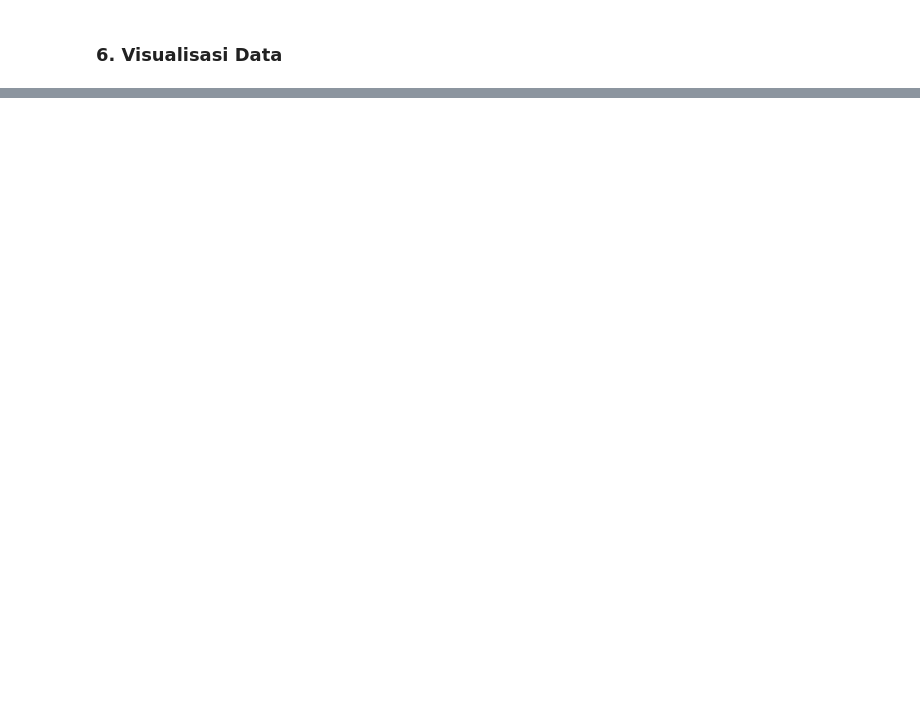
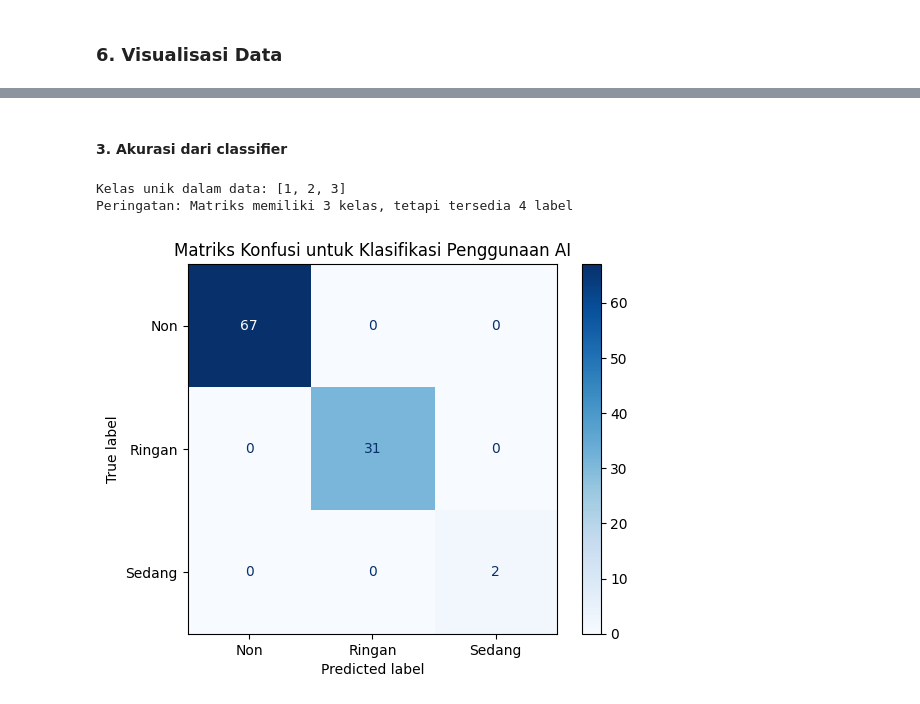
Before and after one commit to Faturar/data-mining-project-ai-developer-productivity-impact, a Jupyter notebook: main.ipynb, the cells around one changed output, grey strips where cells are left out. Drawn from its saved outputs; the diff is of its cells as text; code cells hidden in the pictures; blank space fills up the shorter version.

```diff
--- a/main.ipynb
+++ b/main.ipynb
@@ -608,0 +321,23 @@ Correlation (AI Usage vs. Bugs): 0.11, p-value: 0.012
+# %% [markdown]
+#### 3. Akurasi dari classifier
+# %%
+cm = confusion_matrix(y_test_group, y_pred_group)
+
+unique_classes = sorted(set(y_test_group) | set(y_pred_group))
+print(f"Kelas unik dalam data: {unique_classes}")
+
+class_names = ['Non', 'Ringan', 'Sedang', 'Berat']  # Translated labels
+
+if cm.shape[0] != len(class_names):
+    print(f"Peringatan: Matriks memiliki {cm.shape[0]} kelas, tetapi tersedia {len(class_names)} label")
+    class_names = class_names[:cm.shape[0]]
+
+disp = ConfusionMatrixDisplay(confusion_matrix=cm,
+                            display_labels=class_names)
+disp.plot(cmap='Blues')
+plt.title('Matriks Konfusi untuk Klasifikasi Penggunaan AI')
+plt.show()
+# %% [output]
+Kelas unik dalam data: [1, 2, 3]
+Peringatan: Matriks memiliki 3 kelas, tetapi tersedia 4 label
+[figure, added]
```
Also changed, not shown: parts of 36 cells of this notebook, 11 other files.
